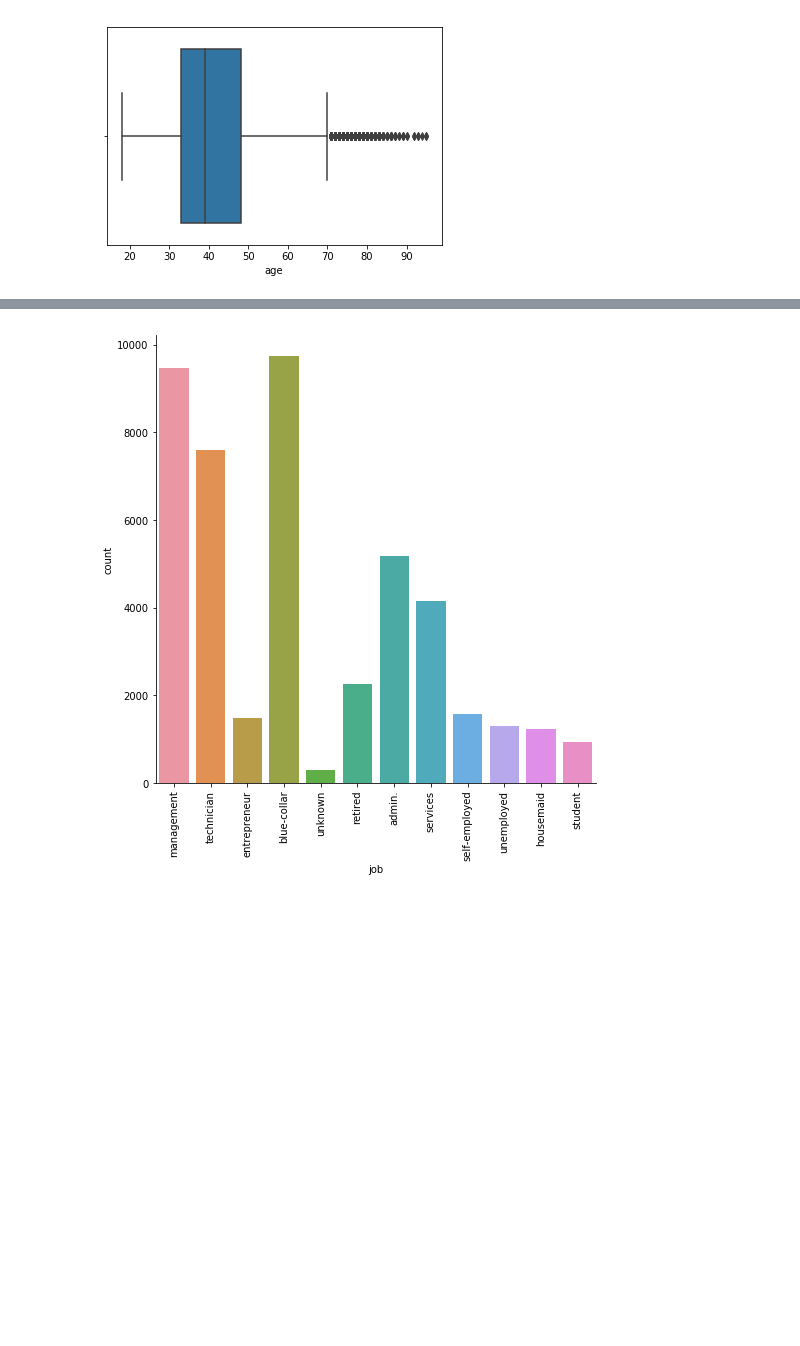
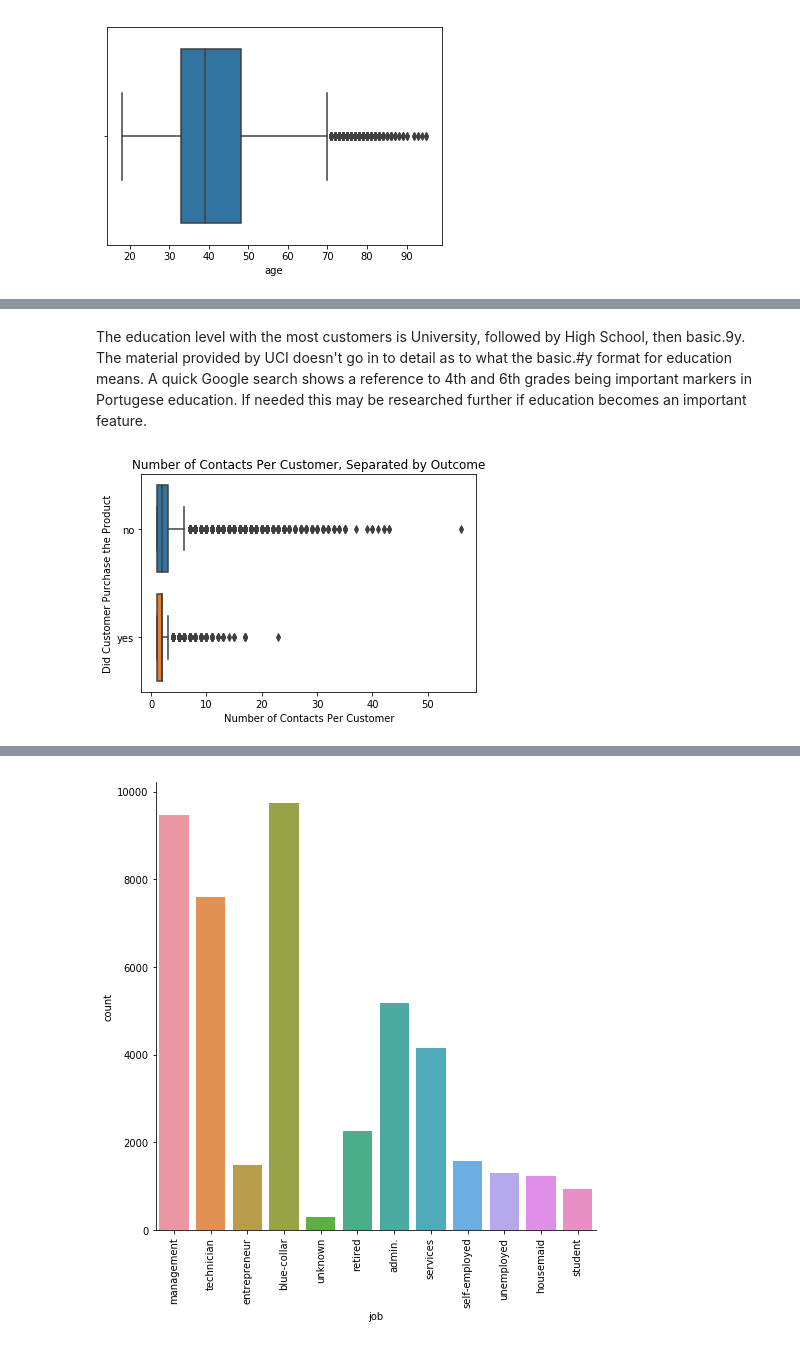
Before and after one commit to zinrion/Thinkful-Projects, a Jupyter notebook: Bank Marketing Exploration.ipynb, the cells around one changed output, grey strips where cells are left out. Drawn from its saved outputs; the diff is of its cells as text; code cells hidden in the pictures; blank space fills up the shorter version.

```diff
--- a/Bank Marketing Exploration.ipynb
+++ b/Bank Marketing Exploration.ipynb
@@ -82,0 +112,10 @@ sns.boxplot(x="age", data=data)
+# %% [markdown]
+The education level with the most customers is University, followed by High School, then basic.9y.  The material provided by UCI doesn't go in to detail as to what the basic.#y format for education means.  A quick Google search shows a reference to 4th and 6th grades being important markers in Portugese education.  If needed this may be researched further if education becomes an important feature.
+# %%
+sns.boxplot(x="campaign", y="y", data=data)
+plt.title("Number of Contacts Per Customer, Separated by Outcome")
+plt.ylabel("Did Customer Purchase the Product")
+plt.xlabel("Number of Contacts Per Customer")
+plt.show()
+# %% [output]
+[figure, added]
```
Also changed, not shown: parts of 37 cells of this notebook.
